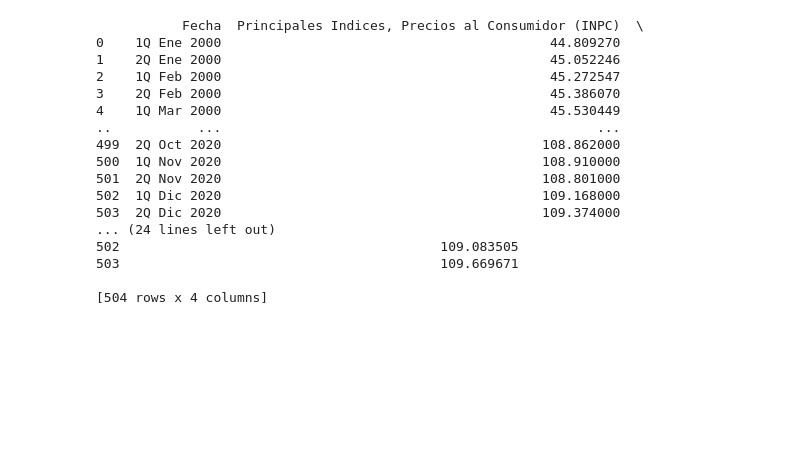
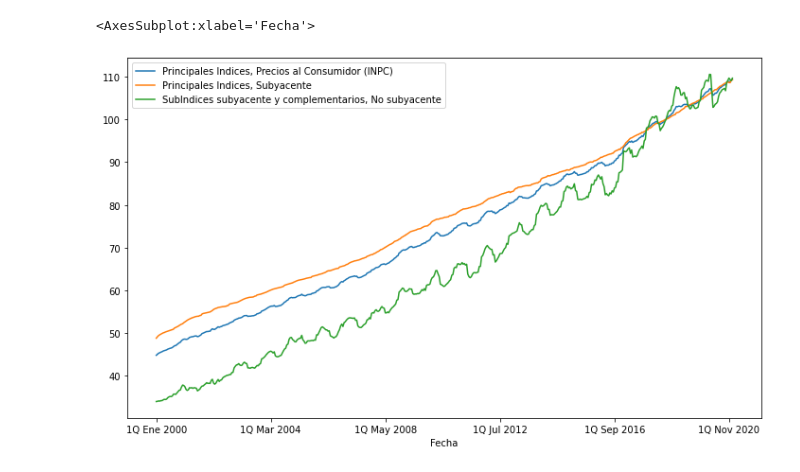
Before and after one commit to IquiBalamHM/hackmty-2021, a Jupyter notebook: jamir/model.ipynb, the cells around one changed output. Saved outputs shown, nothing was run; the diff lists cells and outputs as text; code cells hidden in the pictures; blank space fills up the shorter version.

Commit message:
Added plot

```diff
--- a/jamir/model.ipynb
+++ b/jamir/model.ipynb
@@ -7,20 +26,6 @@ inflation = pd.read_csv("./../data/trainset.csv")
-# %%
-print(inflation)
-# %% [output]
-           Fecha  Principales Indices, Precios al Consumidor (INPC)  \
-0    1Q Ene 2000                                          44.809270
-1    2Q Ene 2000                                          45.052246
-2    1Q Feb 2000                                          45.272547
-3    2Q Feb 2000                                          45.386070
-4    1Q Mar 2000                                          45.530449
-..           ...                                                ...
-499  2Q Oct 2020                                         108.862000
-500  1Q Nov 2020                                         108.910000
-501  2Q Nov 2020                                         108.801000
-502  1Q Dic 2020                                         109.168000
-503  2Q Dic 2020                                         109.374000
-... (24 lines left out)
-502                                         109.083505
-503                                         109.669671
-
-[504 rows x 4 columns]
+# %%
+
+inflation.plot(x="Fecha", figsize=(12, 7))
+# %% [output]
+<AxesSubplot:xlabel='Fecha'>
+[figure, added]
```
Also changed, not shown: parts of 1 cell of this notebook.
